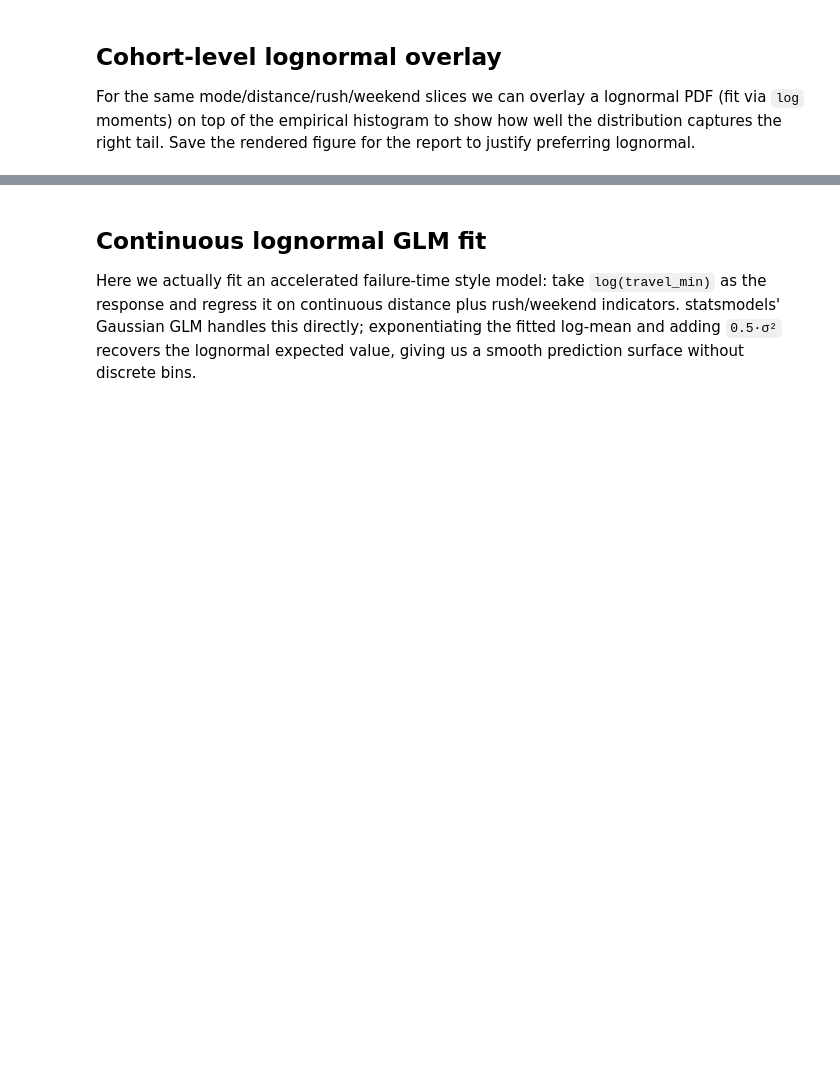
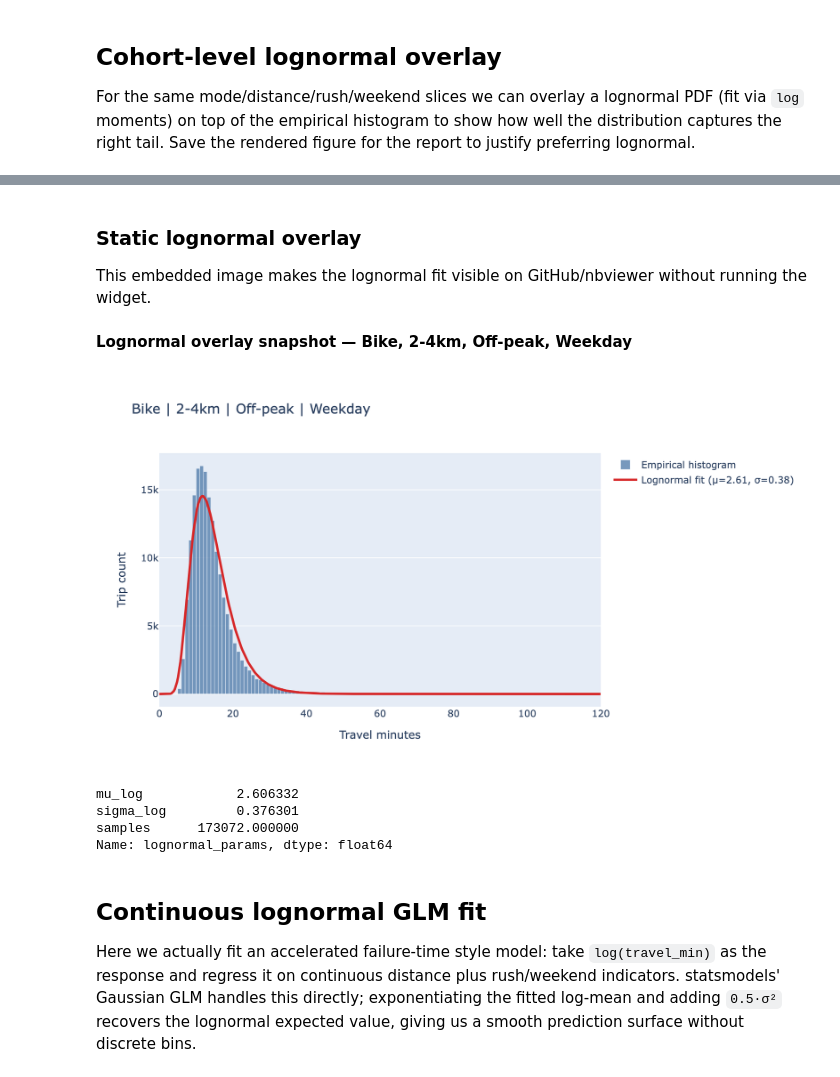
Before and after one commit to AtharvRN/NYC_Public_Transit, a Jupyter notebook: notebooks/travel_times/travel_fit_validation.ipynb, the cells around one changed output, grey strips where cells are left out. Cells and saved outputs as stored; diff of their text form; code cells hidden in the pictures; blank space fills up the shorter version.

```diff
--- a/notebooks/travel_times/travel_fit_validation.ipynb
+++ b/notebooks/travel_times/travel_fit_validation.ipynb
@@ -399,6 +434,36 @@ update_lognorm_plot()
 # %% [output]
 HBox(children=(ToggleButtons(description='Mode', options=('taxi', 'bike'), value='taxi'), Dropdown(description…
 [interactive output not drawn]
+# %% [markdown]
+### Static lognormal overlay
+
+This embedded image makes the lognormal fit visible on GitHub/nbviewer without running the widget.
+# %%
+
+def render_static_lognorm_snapshot(
+    mode='bike',
+    distance_bin_label=None,
+    is_rush=False,
+    is_weekend=False,
+):
+    if distance_bin_label is None:
+        distance_bin_label = distance_levels[1] if len(distance_levels) > 1 else distance_levels[0]
+    fig, stats = render_lognormal_overlay(mode, distance_bin_label, is_rush, is_weekend)
+    png = fig.to_image(format='png', width=900, height=500, scale=2)
+    display(Markdown(f"**Lognormal overlay snapshot — {mode.title()}, {distance_bin_label}, "
+                     f"{'Rush' if is_rush else 'Off-peak'}, {'Weekend' if is_weekend else 'Weekday'}**"))
+    display(Image(png))
+    if stats:
+        display(pd.Series(stats, name='lognormal_params'))
+
+render_static_lognorm_snapshot()
+# %% [output]
+**Lognormal overlay snapshot — Bike, 2-4km, Off-peak, Weekday**
+[figure, added]
+mu_log            2.606332
+sigma_log         0.376301
+samples      173072.000000
+Name: lognormal_params, dtype: float64
 # %% [markdown]
 ## Continuous lognormal GLM fit
 
```
Also changed, not shown: parts of 3 cells of this notebook, 1 other file.
